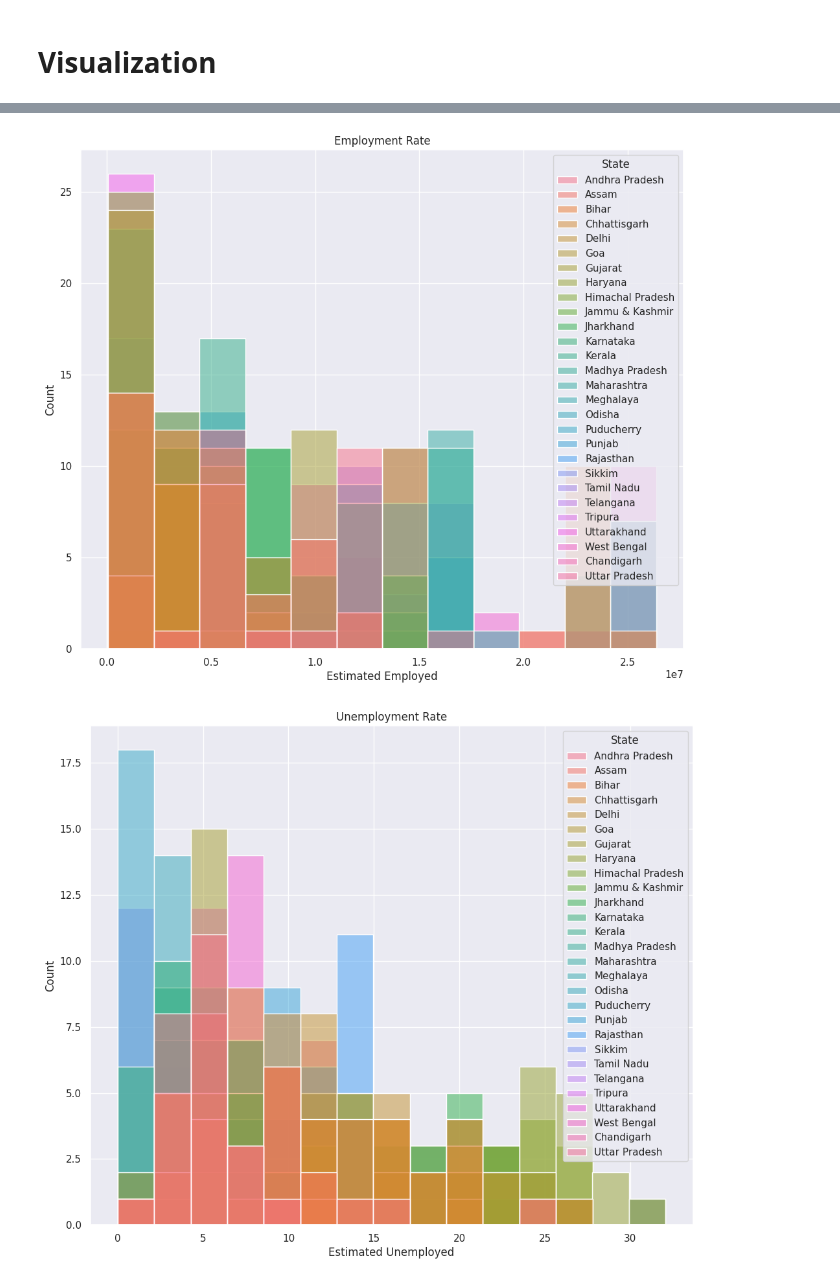
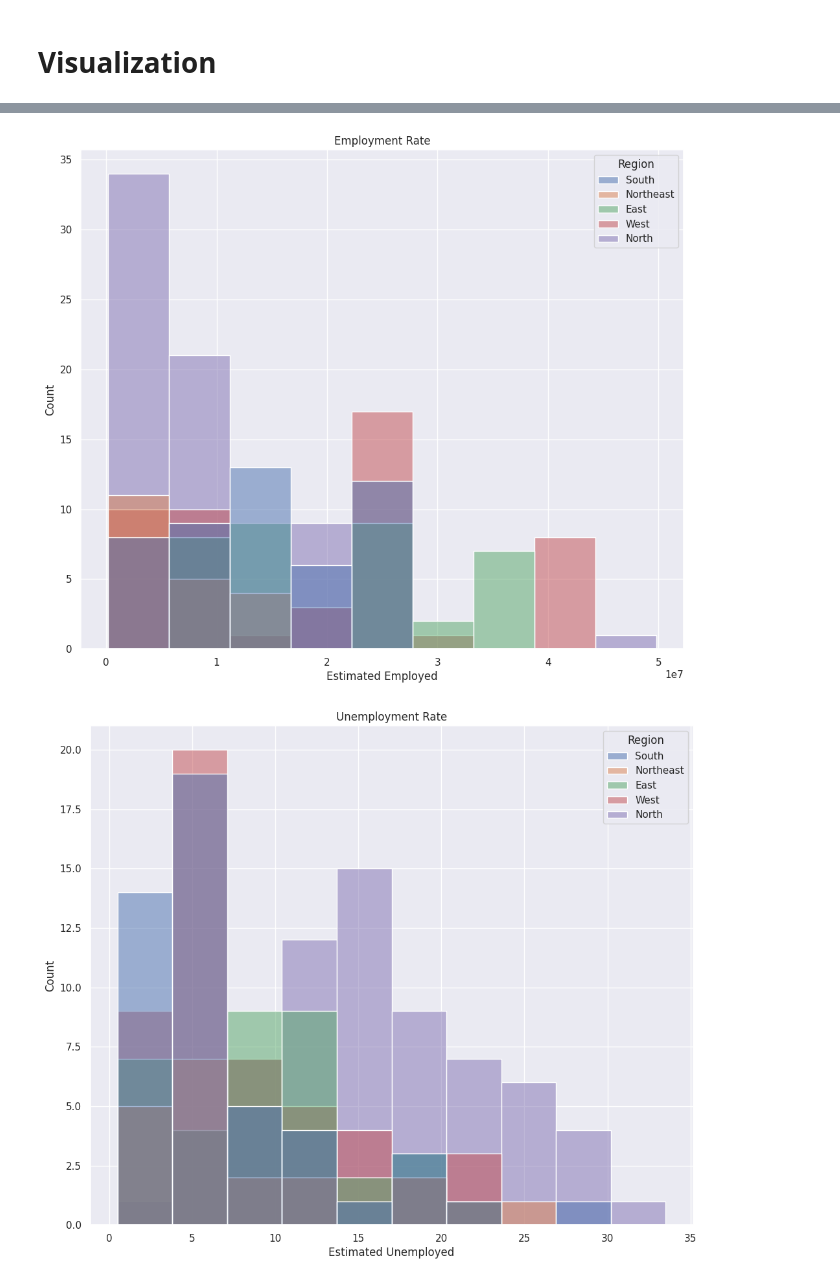
Before and after one commit to gazizovaa/CodeAlpha_Unemployment-_Analysis, a Jupyter notebook: CodeAlpha_Unemployment_Analysis.ipynb, the cells around one changed output, grey strips where cells are left out. Cells and saved outputs as stored; diff of their text form; code cells hidden in the pictures.

```diff
--- a/CodeAlpha_Unemployment_Analysis.ipynb
+++ b/CodeAlpha_Unemployment_Analysis.ipynb
@@ -180,9 +105,0 @@ plt.show();
-# %%
-Q1 = unemployment_df['Estimated Employed'].quantile(0.25)
-Q2 = unemployment_df['Estimated Employed'].median()
-Q3 = unemployment_df['Estimated Employed'].quantile(0.75)
-IQR = Q3 - Q1
-
-lower_bound = Q1 - 1.5 * IQR
-upper_bound = Q3 + 1.5 * IQR
-unemployment_df = unemployment_df[(unemployment_df['Estimated Employed'] >= lower_bound) & (unemployment_df['Estimated Employed'] <= upper_bound)]
@@ -196,10 +105,0 @@ plt.show();
-# %%
-Q1 = unemployment_df['Estimated Labour Participation Rate (%)'].quantile(0.25)
-Q2 = unemployment_df['Estimated Labour Participation Rate (%)'].median()
-Q3 = unemployment_df['Estimated Labour Participation Rate (%)'].quantile(0.75)
-IQR = Q3 - Q1
-
-lower_bound = Q1 - 1.5 * IQR
-upper_bound = Q3 + 1.5 * IQR
-unemployment_df = unemployment_df[(unemployment_df['Estimated Labour Participation Rate (%)'] >= lower_bound) &
- (unemployment_df['Estimated Labour Participation Rate (%)'] <= upper_bound)]
@@ -263,0 +162,18 @@ dtype: int64
+# %%
+# Removed outliers
+def remove_outliers(df):
+  numeric_cols = unemployment_df[['Estimated Unemployment Rate (%)','Estimated Employed',
+                                  'Estimated Labour Participation Rate (%)','longitude','latitude',
+                                  'Day','Month','Year']]
+  Q1 = numeric_cols.quantile(0.25)
+  Q2 = numeric_cols.median()
+  Q3 = numeric_cols.quantile(0.75)
+  IQR = Q3 - Q1
+
+  lower_bound = Q1 - 1.5 * IQR
+  upper_bound = Q3 + 1.5 * IQR
+
+  mask = ~((numeric_cols < lower_bound) | (numeric_cols > upper_bound)).any(axis=1)
+  return df[mask]
+# %%
+unemployment_rate_df = remove_outliers(unemployment_df)
@@ -276,20 +222,20 @@ plt.show();
 # %%
-# Visualization of Employment Rate based on State
+# Visualization of Employment Rate based on Region
 plt.figure(figsize=(12,10))
-sns.histplot(data=unemployment_df,x='Estimated Employed',hue='State')
+sns.histplot(data=unemployment_rate_df,x='Estimated Employed',hue='Region')
 plt.title('Employment Rate')
 plt.xlabel('Estimated Employed')
 plt.ylabel('Count')
 plt.show();
 # %% [output]
-[figure, old version]
+[figure, new version]
 # %%
-# Visualization of Unemployment Rate based on State
+# Visualization of Unemployment Rate based on Region
 plt.figure(figsize=(12,10))
-sns.histplot(data=unemployment_df,x='Estimated Unemployment Rate (%)',hue='State')
+sns.histplot(data=unemployment_rate_df,x='Estimated Unemployment Rate (%)',hue='Region')
 plt.title('Unemployment Rate')
 plt.xlabel('Estimated Unemployed')
 plt.ylabel('Count')
 plt.show();
 # %% [output]
-[figure, old version]
+[figure, new version]
```
Also changed, not shown: parts of 45 cells of this notebook, 2 other files.
